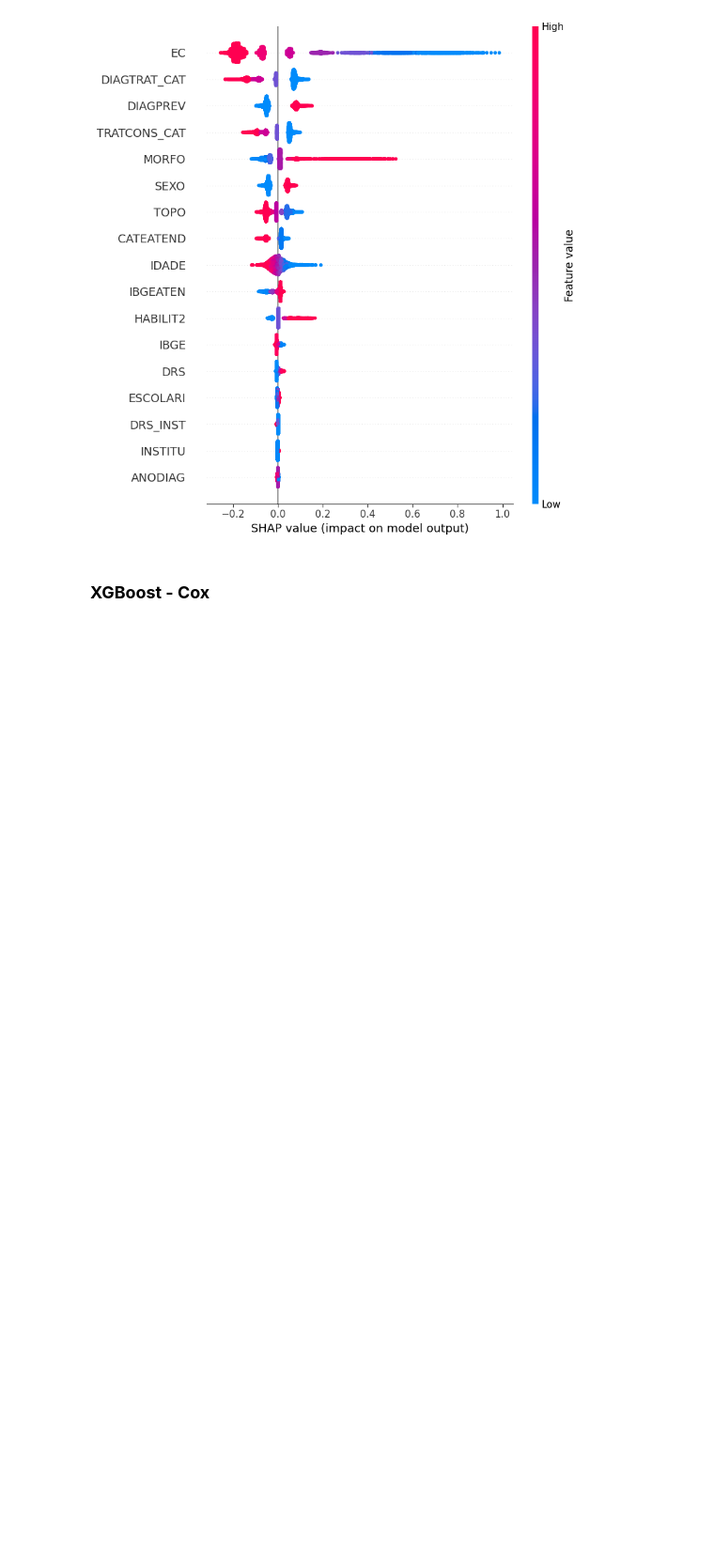
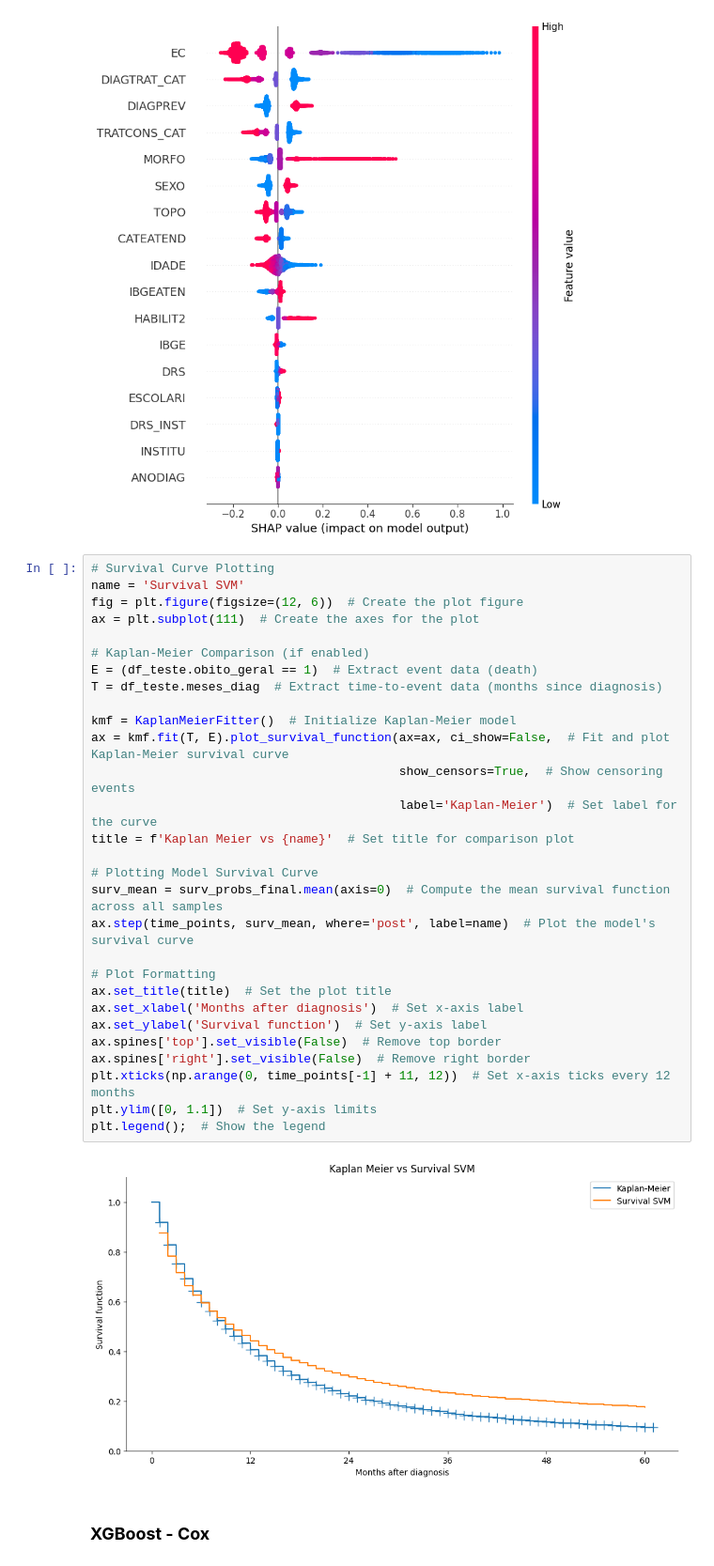
Before and after one commit to CDIA-NSEE/ml_survival, a Jupyter notebook: Lung/[Lung] Survival Models.ipynb, the cells around one changed output. Shown at 94% size. Saved outputs shown, nothing was run; the diff lists cells and outputs as text; blank space fills up the shorter version.

```diff
--- a/Lung/[Lung] Survival Models.ipynb
+++ b/Lung/[Lung] Survival Models.ipynb
@@ -1255,6 +1255,37 @@ shap_values = explainer(X_test)  # Calculate SHAP values for the test set
 shap.summary_plot(shap_values, X_test, feature_names=feat_cols)
 # %% [output]
 [figure]
+# %%
+# Survival Curve Plotting
+name = 'Survival SVM'
+fig = plt.figure(figsize=(12, 6))  # Create the plot figure
+ax = plt.subplot(111)  # Create the axes for the plot
+
+# Kaplan-Meier Comparison (if enabled)
+E = (df_teste.obito_geral == 1)  # Extract event data (death)
+T = df_teste.meses_diag  # Extract time-to-event data (months since diagnosis)
+
+kmf = KaplanMeierFitter()  # Initialize Kaplan-Meier model
+ax = kmf.fit(T, E).plot_survival_function(ax=ax, ci_show=False,  # Fit and plot Kaplan-Meier survival curve
+                                          show_censors=True,  # Show censoring events
+                                          label='Kaplan-Meier')  # Set label for the curve
+title = f'Kaplan Meier vs {name}'  # Set title for comparison plot
+
+# Plotting Model Survival Curve
+surv_mean = surv_probs_final.mean(axis=0)  # Compute the mean survival function across all samples
+ax.step(time_points, surv_mean, where='post', label=name)  # Plot the model's survival curve
+
+# Plot Formatting
+ax.set_title(title)  # Set the plot title
+ax.set_xlabel('Months after diagnosis')  # Set x-axis label
+ax.set_ylabel('Survival function')  # Set y-axis label
+ax.spines['top'].set_visible(False)  # Remove top border
+ax.spines['right'].set_visible(False)  # Remove right border
+plt.xticks(np.arange(0, time_points[-1] + 11, 12))  # Set x-axis ticks every 12 months
+plt.ylim([0, 1.1])  # Set y-axis limits
+plt.legend();  # Show the legend
+# %% [output]
+[figure, added]
 # %% [markdown]
 ### **XGBoost - Cox**
 # %% [markdown]
```
Also changed, not shown: parts of 25 cells of this notebook.
